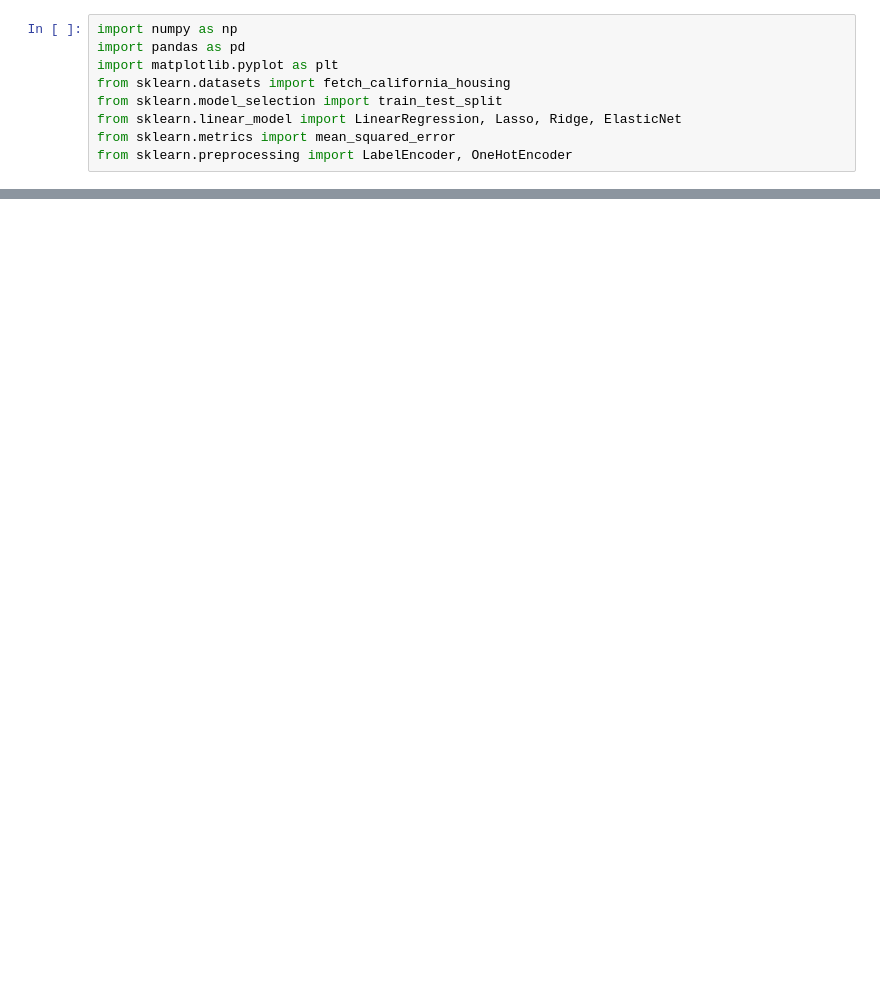
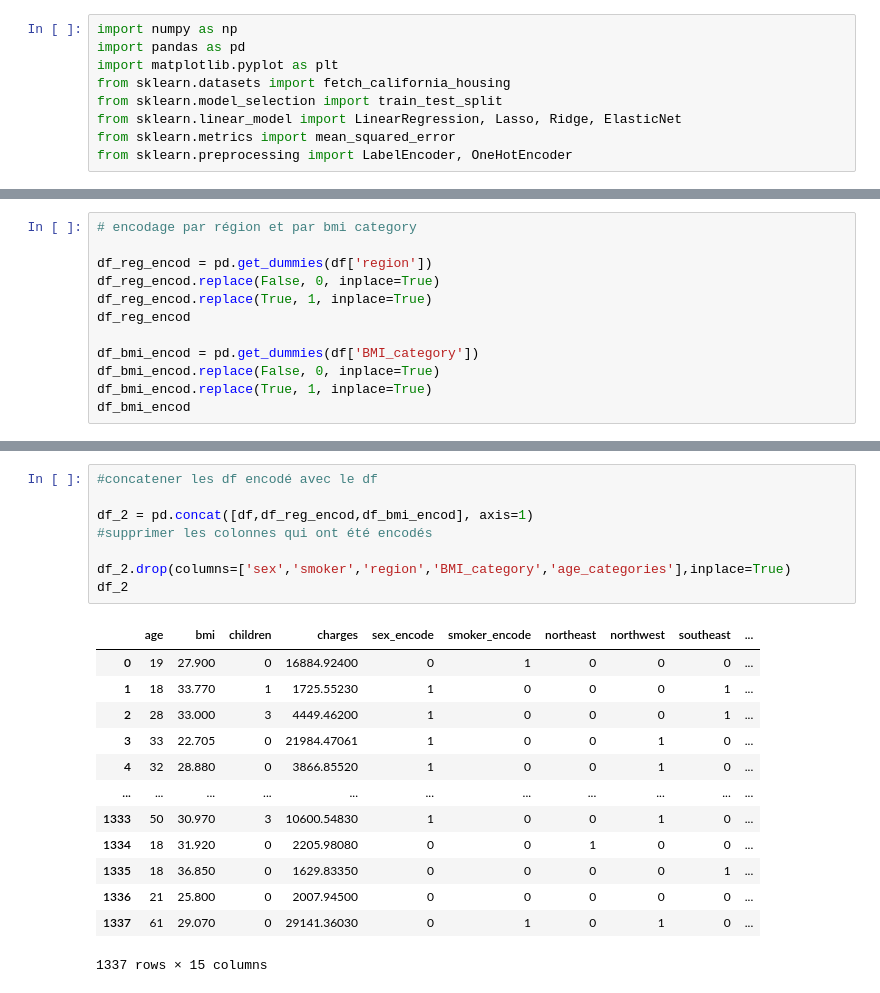
Before and after one commit to istaion/Assur_aimant, a Jupyter notebook: Hacene/modelisation.ipynb, the cells around one changed output, grey strips where cells are left out. Saved outputs shown, nothing was run; the diff lists cells and outputs as text; blank space fills up the shorter version.

```diff
--- a/Hacene/modelisation.ipynb
+++ b/Hacene/modelisation.ipynb
@@ -31,0 +65,12 @@ reg_encod= pd.DataFrame(reg_encod, columns=reg['region'].unique())
+# %%
+# encodage par région et par bmi category
+
+df_reg_encod = pd.get_dummies(df['region'])
+df_reg_encod.replace(False, 0, inplace=True)
+df_reg_encod.replace(True, 1, inplace=True)
+df_reg_encod
+
+df_bmi_encod = pd.get_dummies(df['BMI_category'])
+df_bmi_encod.replace(False, 0, inplace=True)
+df_bmi_encod.replace(True, 1, inplace=True)
+df_bmi_encod
@@ -31,0 +91,22 @@ reg_encod= pd.DataFrame(reg_encod, columns=reg['region'].unique())
+# %%
+#concatener les df encodé avec le df
+
+df_2 = pd.concat([df,df_reg_encod,df_bmi_encod], axis=1)
+#supprimer les colonnes qui ont été encodés
+
+df_2.drop(columns=['sex','smoker','region','BMI_category','age_categories'],inplace=True)
+df_2
+# %% [output]
+|  | age | bmi | children | charges | sex_encode | smoker_encode | northeast | northwest | southeast | ... |
+| 0 | 19 | 27.900 | 0 | 16884.92400 | 0 | 1 | 0 | 0 | 0 | ... |
+| 1 | 18 | 33.770 | 1 | 1725.55230 | 1 | 0 | 0 | 0 | 1 | ... |
+| 2 | 28 | 33.000 | 3 | 4449.46200 | 1 | 0 | 0 | 0 | 1 | ... |
+| 3 | 33 | 22.705 | 0 | 21984.47061 | 1 | 0 | 0 | 1 | 0 | ... |
+| 4 | 32 | 28.880 | 0 | 3866.85520 | 1 | 0 | 0 | 1 | 0 | ... |
+| ... | ... | ... | ... | ... | ... | ... | ... | ... | ... | ... |
+| 1333 | 50 | 30.970 | 3 | 10600.54830 | 1 | 0 | 0 | 1 | 0 | ... |
+| 1334 | 18 | 31.920 | 0 | 2205.98080 | 0 | 0 | 1 | 0 | 0 | ... |
+| 1335 | 18 | 36.850 | 0 | 1629.83350 | 0 | 0 | 0 | 0 | 1 | ... |
+| 1336 | 21 | 25.800 | 0 | 2007.94500 | 0 | 0 | 0 | 0 | 0 | ... |
+| 1337 | 61 | 29.070 | 0 | 29141.36030 | 0 | 1 | 0 | 1 | 0 | ... |
+1337 rows × 15 columns
```
Also changed, not shown: parts of 9 cells of this notebook, 1 other file.
